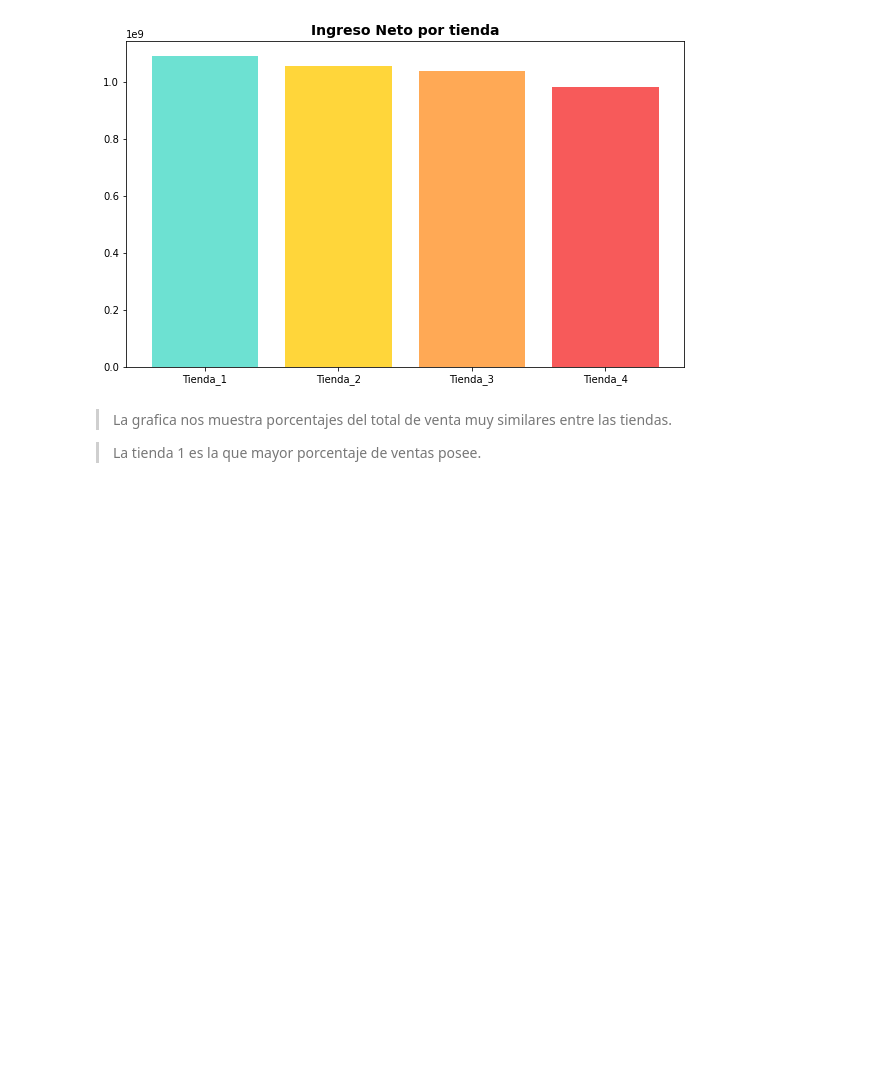
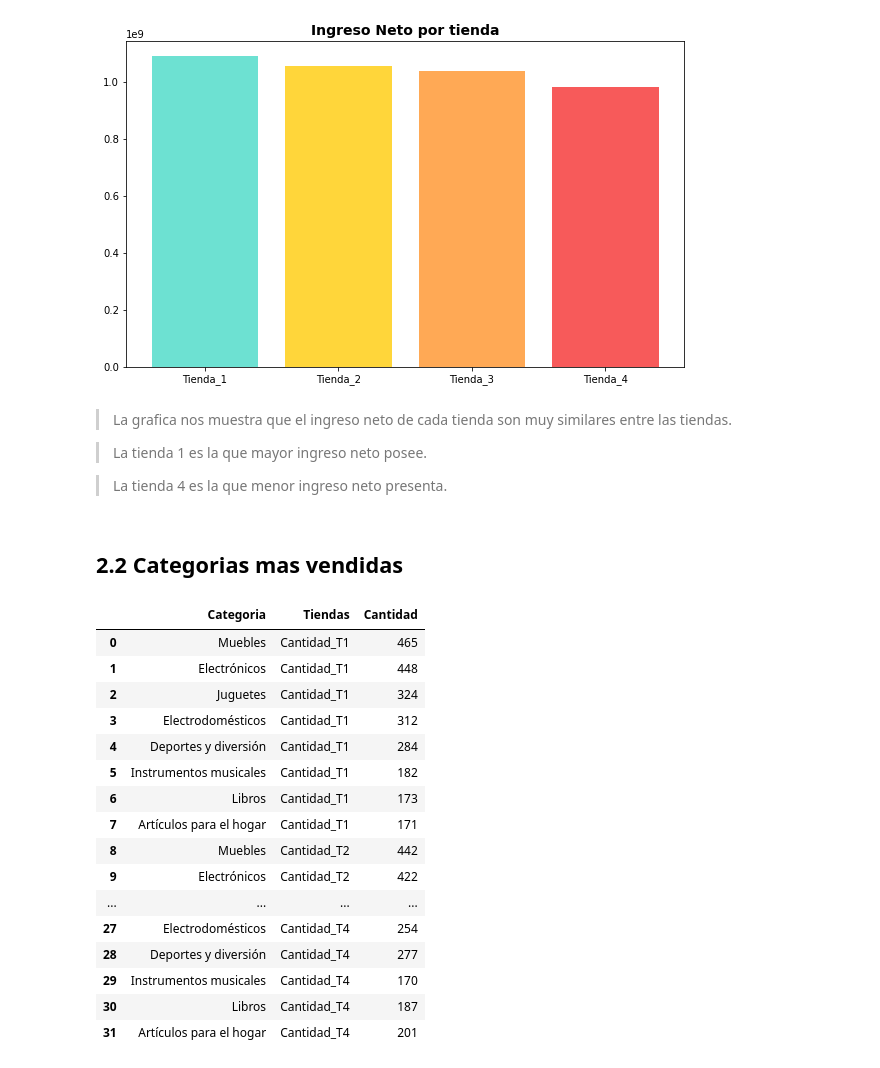
Before and after one commit to jbernalg/challenge-store, a Jupyter notebook: AluraStoreLatam.ipynb, the cells around one changed output. Saved outputs shown, nothing was run; the diff lists cells and outputs as text; code cells hidden in the pictures; blank space fills up the shorter version.

```diff
--- a/AluraStoreLatam.ipynb
+++ b/AluraStoreLatam.ipynb
@@ -315,6 +315,35 @@ plt.show()
 # %% [output]
 [figure]
 # %% [markdown]
-> La grafica nos muestra porcentajes del total de venta muy similares entre las tiendas.
+> La grafica nos muestra que el ingreso neto de cada tienda son muy similares entre las tiendas.
 
-> La tienda 1 es la que mayor porcentaje de ventas posee.
+> La tienda 1 es la que mayor ingreso neto posee.
+
+> La tienda 4 es la que menor ingreso neto presenta.
+# %% [markdown]
+## 2.2 Categorias mas vendidas
+# %%
+df_melt = df_categorias_tiendas.melt(id_vars='Categoria',
+                                     value_vars=['Cantidad_T1', 'Cantidad_T2', 'Cantidad_T3', 'Cantidad_T4'],
+                                     var_name='Tiendas',
+                                     value_name='Cantidad')
+
+df_melt
+# %% [output]
+|  | Categoria | Tiendas | Cantidad |
+| 0 | Muebles | Cantidad_T1 | 465 |
+| 1 | Electrónicos | Cantidad_T1 | 448 |
+| 2 | Juguetes | Cantidad_T1 | 324 |
+| 3 | Electrodomésticos | Cantidad_T1 | 312 |
+| 4 | Deportes y diversión | Cantidad_T1 | 284 |
+| 5 | Instrumentos musicales | Cantidad_T1 | 182 |
+| 6 | Libros | Cantidad_T1 | 173 |
+| 7 | Artículos para el hogar | Cantidad_T1 | 171 |
+| 8 | Muebles | Cantidad_T2 | 442 |
+| 9 | Electrónicos | Cantidad_T2 | 422 |
+| ... | ... | ... | ... |
+| 27 | Electrodomésticos | Cantidad_T4 | 254 |
+| 28 | Deportes y diversión | Cantidad_T4 | 277 |
+| 29 | Instrumentos musicales | Cantidad_T4 | 170 |
+| 30 | Libros | Cantidad_T4 | 187 |
+| 31 | Artículos para el hogar | Cantidad_T4 | 201 |
```
Also changed, not shown: parts of 2 cells of this notebook.
